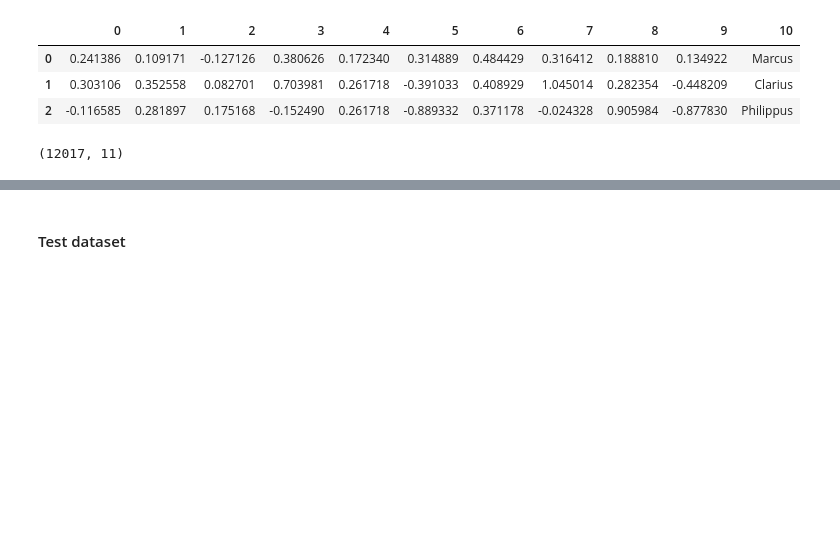
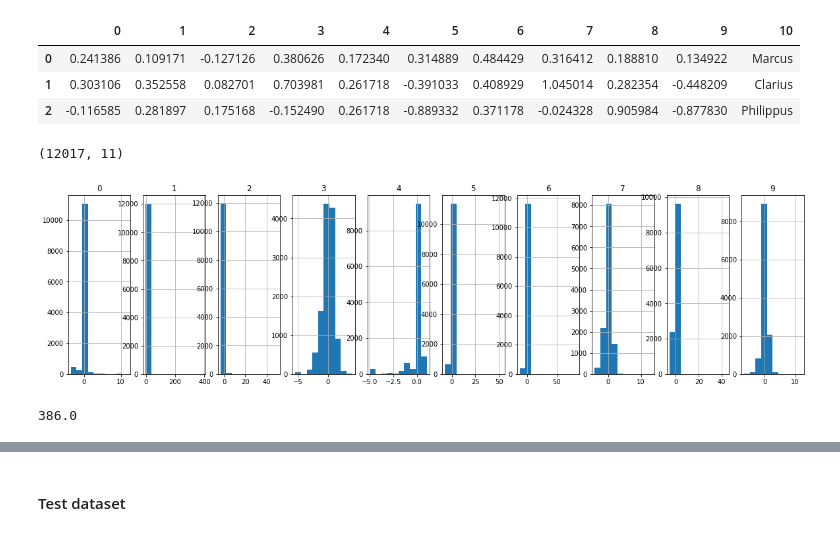
Before and after one commit to Clapiniella/lab-avila-bible, a Jupyter notebook: your-code/main.ipynb, the cells around one changed output, grey strips where cells are left out. Drawn from its saved outputs; the diff is of its cells as text; code cells hidden in the pictures; blank space fills up the shorter version.

```diff
--- a/your-code/main.ipynb
+++ b/your-code/main.ipynb
@@ -45,3 +56,17 @@ print(train_dataset.shape)
 | 1 | 0.303106 | 0.352558 | 0.082701 | 0.703981 | 0.261718 | -0.391033 | 0.408929 | 1.045014 | 0.282354 | -0.448209 | Clarius |
 | 2 | -0.116585 | 0.281897 | 0.175168 | -0.152490 | 0.261718 | -0.889332 | 0.371178 | -0.024328 | 0.905984 | -0.877830 | Philippus |
 (12017, 11)
+# %%
+train_data = train_dataset[['0','1','2','3','4','5','6','7','8','9']]
+# %%
+plt.figure(figsize=(20,5))
+for i,a in enumerate(train_data.columns):
+    plt.subplot(1,len(train_data.columns), i + 1)
+    train_data[a].hist()
+    plt.title(f"{i}")
+# %% [output]
+[figure, added]
+# %%
+train_dataset['1'].max()
+# %% [output]
+386.0
```
Also changed, not shown: parts of 37 cells of this notebook, 1 other file.
